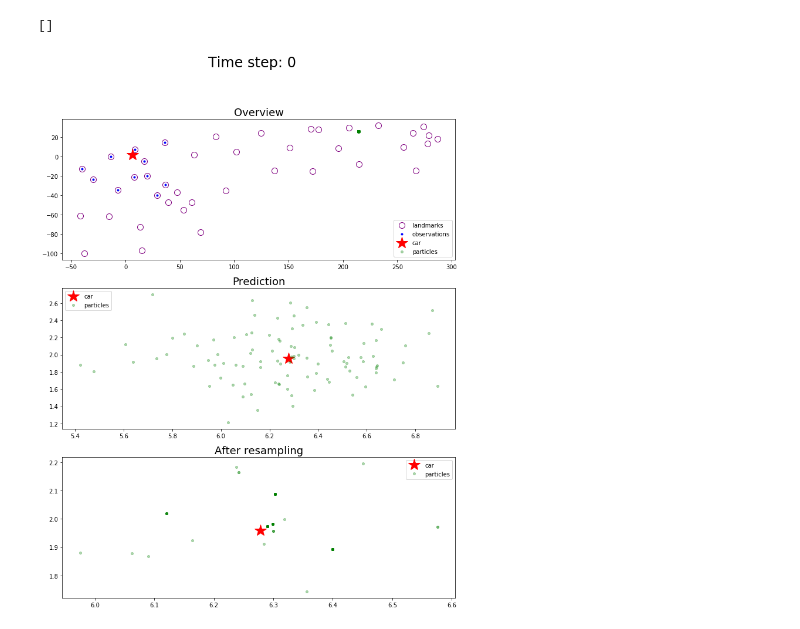
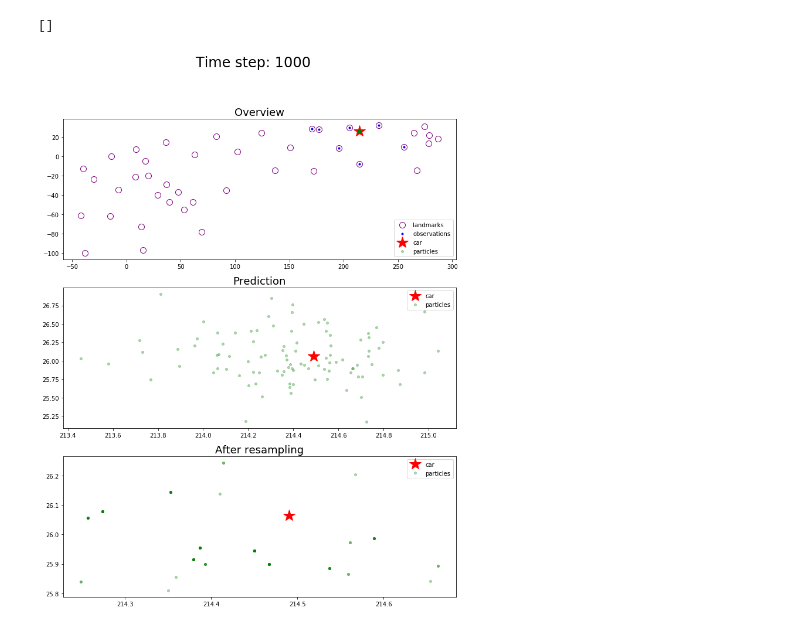
Before and after one commit to zhujun98/mapping-and-localization, a Jupyter notebook: 2D-ParticleFilter/2d-ParticleFilter_visualization.ipynb, the cells around one changed output. Saved outputs shown, nothing was run; the diff lists cells and outputs as text; code cells hidden in the pictures.

Commit message:
Fix a bug in the plots

```diff
--- a/2D-ParticleFilter/2d-ParticleFilter_visualization.ipynb
+++ b/2D-ParticleFilter/2d-ParticleFilter_visualization.ipynb
@@ -7,7 +7,7 @@ import matplotlib.pyplot as plt
 map_data = np.loadtxt('data/map_data.txt')
 gt_data = np.loadtxt('data/gt_data.txt')
 # %%
-step = 0
+step = 1000
 ob_data = np.loadtxt('data/observation/observations_{:06d}.txt'.format(step+1))
 
 px = gt_data[step, 0]
@@ -15,38 +15,38 @@ py = gt_data[step, 1]
 theta = gt_data[step, 2]
 
 # Coordinate transfer from the car's coordinate system to the map's.
 obs_x = px + ob_data[:, 0]*np.cos(theta) - ob_data[:, 1]*np.sin(theta)
 obs_y = py + ob_data[:, 0]*np.sin(theta) + ob_data[:, 1]*np.cos(theta)
 
 fig, ax = plt.subplots(3, 1, figsize=(12, 15))
-
-ax[0].plot(map_data[:, 0], map_data[:, 1], 'o', mfc='white', mec='purple', ms=10, label='landmarks')
-ax[0].plot(obs_x, obs_y, 'b.', label='observations')
-ax[0].plot(px, py, 'r*', ms=20, label='car')
-ax[0].plot(particles[:,0], particles[:,1], 'g.', ms=8, alpha=0.3, label='particles')
-ax[0].legend()
-ax[0].set_title('Overview', fontsize=18)
 
 try:
     prior_particles = np.loadtxt('output/prior_particles{:06d}.txt'.format(step))
     ax[1].plot(px, py, 'r*', ms=20, label='car')
     ax[1].plot(prior_particles[:,0], prior_particles[:,1], 'g.', ms=8, alpha=0.3, label='particles')
     ax[1].legend()
     ax[1].set_title('Prediction', fontsize=18)
 except:
     pass
 
 try:
     particles = np.loadtxt('output/particles{:06d}.txt'.format(step))
     ax[2].plot(px, py, 'r*', ms=20, label='car')
     ax[2].plot(particles[:,0], particles[:,1], 'g.', ms=8, alpha=0.3, label='particles')
     ax[2].legend()
     ax[2].set_title('After resampling', fontsize=18)
 except:
     pass
 
+ax[0].plot(map_data[:, 0], map_data[:, 1], 'o', mfc='white', mec='purple', ms=10, label='landmarks')
+ax[0].plot(obs_x, obs_y, 'b.', label='observations')
+ax[0].plot(px, py, 'r*', ms=20, label='car')
+ax[0].plot(particles[:,0], particles[:,1], 'g.', ms=8, alpha=0.3, label='particles')
+ax[0].legend()
+ax[0].set_title('Overview', fontsize=18)
+
 plt.suptitle('Time step: {}'.format(step), fontsize=24)
 plt.plot()
 # %% [output]
 []
-[figure, old version]
+[figure, new version]
```
Also changed, not shown: 2 other files.
